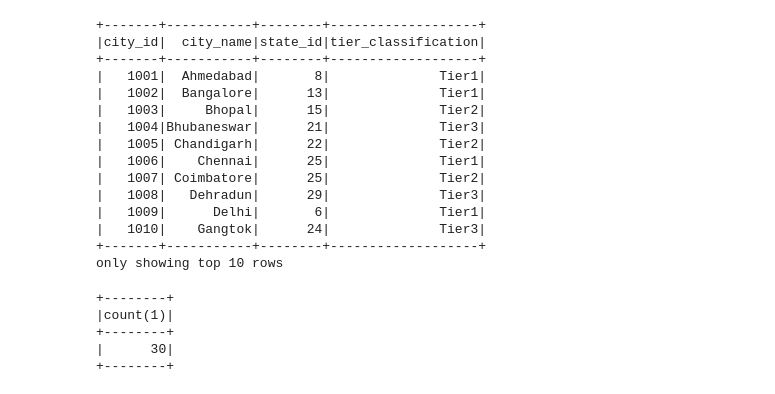
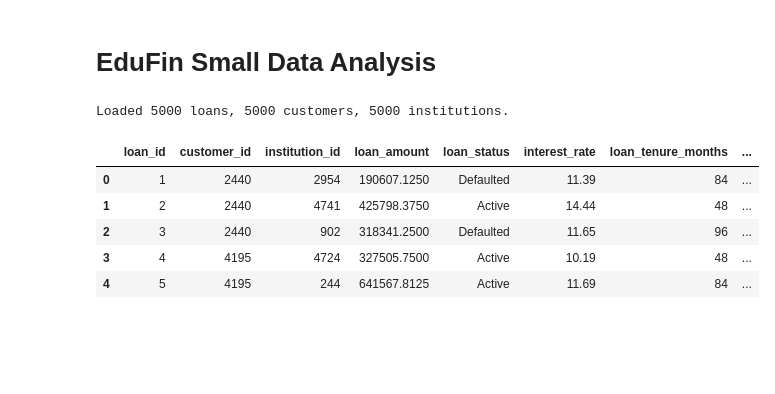
Before and after one commit to SiddhuShkya/Databricks-EduFin-Investigation, a Jupyter notebook: research/edufin-small.ipynb, the cells around one changed output. Drawn from its saved outputs; the diff is of its cells as text; code cells hidden in the pictures; blank space fills up the shorter version.

```diff
--- a/research/edufin-small.ipynb
+++ b/research/edufin-small.ipynb
@@ -170,32 +1,2 @@ Cities Information
-# %%
-query = """
-SELECT * FROM dim_city;
-"""
-spark.sql(query).show(10)
-# %% [output]
-+-------+-----------+--------+-------------------+
-|city_id|  city_name|state_id|tier_classification|
-+-------+-----------+--------+-------------------+
-|   1001|  Ahmedabad|       8|              Tier1|
-|   1002|  Bangalore|      13|              Tier1|
-|   1003|     Bhopal|      15|              Tier2|
-|   1004|Bhubaneswar|      21|              Tier3|
-|   1005| Chandigarh|      22|              Tier2|
-|   1006|    Chennai|      25|              Tier1|
-|   1007| Coimbatore|      25|              Tier2|
-|   1008|   Dehradun|      29|              Tier3|
-|   1009|      Delhi|       6|              Tier1|
-|   1010|    Gangtok|      24|              Tier3|
-+-------+-----------+--------+-------------------+
-only showing top 10 rows
-# %%
-query = """
-SELECT COUNT(*) FROM dim_city;
-"""
-spark.sql(query).show(10)
-# %% [output]
-+--------+
-|count(1)|
-+--------+
-|      30|
-+--------+
+# %% [markdown]
+# EduFin Small Data Analysis
@@ -201,0 +10,21 @@ spark.sql(query).show(10)
+# %%
+# Load the datasets
+base_path = "../datasets/edufin_small/"
+loans = pd.read_csv(base_path + "loans.csv")
+customers = pd.read_csv(base_path + "customers.csv")
+institutions = pd.read_csv(base_path + "institutions.csv")
+dim_state = pd.read_csv(base_path + "dim_state.csv")
+dim_city = pd.read_csv(base_path + "dim_city.csv")
+
+print(f"Loaded {len(loans)} loans, {len(customers)} customers, {len(institutions)} institutions.")
+# %% [output]
+Loaded 5000 loans, 5000 customers, 5000 institutions.
+# %%
+loans.head()
+# %% [output]
+|  | loan_id | customer_id | institution_id | loan_amount | loan_status | interest_rate | loan_tenure_months | ... |
+| 0 | 1 | 2440 | 2954 | 190607.1250 | Defaulted | 11.39 | 84 | ... |
+| 1 | 2 | 2440 | 4741 | 425798.3750 | Active | 14.44 | 48 | ... |
+| 2 | 3 | 2440 | 902 | 318341.2500 | Defaulted | 11.65 | 96 | ... |
+| 3 | 4 | 4195 | 4724 | 327505.7500 | Active | 10.19 | 48 | ... |
+| 4 | 5 | 4195 | 244 | 641567.8125 | Active | 11.69 | 84 | ... |
```
Also changed, not shown: parts of 20 cells of this notebook, 3 other files.
